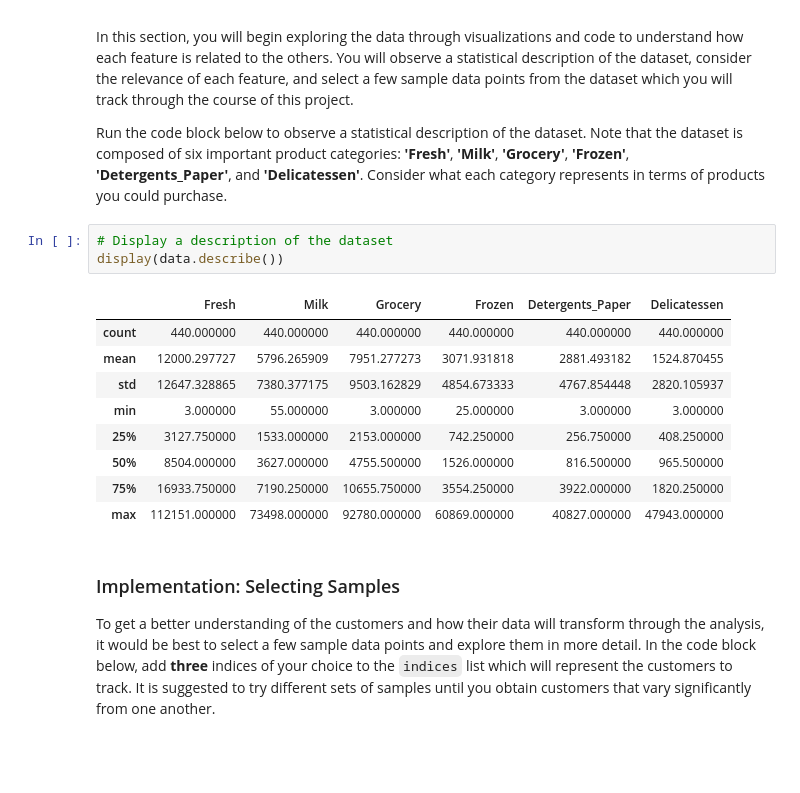
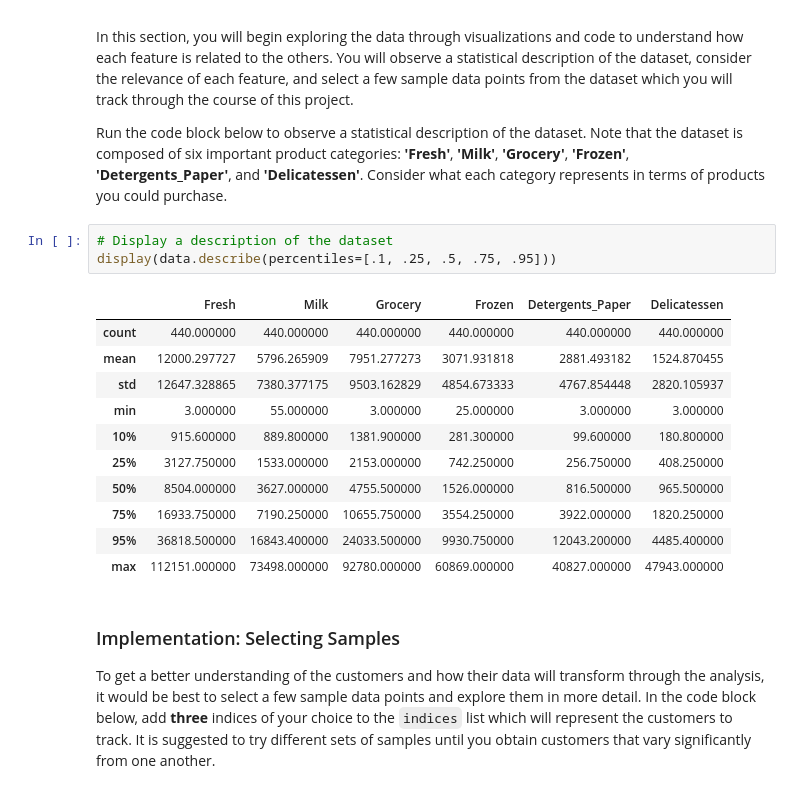
Before and after one commit to fink-stanislav/machine-learning, a Jupyter notebook: projects/customer_segments/customer_segments.ipynb, the cells around one changed output. Saved outputs shown, nothing was run; the diff lists cells and outputs as text; blank space fills up the shorter version.

```diff
--- a/projects/customer_segments/customer_segments.ipynb
+++ b/projects/customer_segments/customer_segments.ipynb
@@ -44,16 +44,18 @@ In this section, you will begin exploring the data through visualizations and co
 Run the code block below to observe a statistical description of the dataset. Note that the dataset is composed of six important product categories: **'Fresh'**, **'Milk'**, **'Grocery'**, **'Frozen'**, **'Detergents_Paper'**, and **'Delicatessen'**. Consider what each category represents in terms of products you could purchase.
 # %%
 # Display a description of the dataset
-display(data.describe())
+display(data.describe(percentiles=[.1, .25, .5, .75, .95]))
 # %% [output]
 |  | Fresh | Milk | Grocery | Frozen | Detergents_Paper | Delicatessen |
 | count | 440.000000 | 440.000000 | 440.000000 | 440.000000 | 440.000000 | 440.000000 |
 | mean | 12000.297727 | 5796.265909 | 7951.277273 | 3071.931818 | 2881.493182 | 1524.870455 |
 | std | 12647.328865 | 7380.377175 | 9503.162829 | 4854.673333 | 4767.854448 | 2820.105937 |
 | min | 3.000000 | 55.000000 | 3.000000 | 25.000000 | 3.000000 | 3.000000 |
+| 10% | 915.600000 | 889.800000 | 1381.900000 | 281.300000 | 99.600000 | 180.800000 |
 | 25% | 3127.750000 | 1533.000000 | 2153.000000 | 742.250000 | 256.750000 | 408.250000 |
 | 50% | 8504.000000 | 3627.000000 | 4755.500000 | 1526.000000 | 816.500000 | 965.500000 |
 | 75% | 16933.750000 | 7190.250000 | 10655.750000 | 3554.250000 | 3922.000000 | 1820.250000 |
+| 95% | 36818.500000 | 16843.400000 | 24033.500000 | 9930.750000 | 12043.200000 | 4485.400000 |
 | max | 112151.000000 | 73498.000000 | 92780.000000 | 60869.000000 | 40827.000000 | 47943.000000 |
 # %% [markdown]
 ### Implementation: Selecting Samples
```
Also changed, not shown: parts of 8 cells of this notebook.
